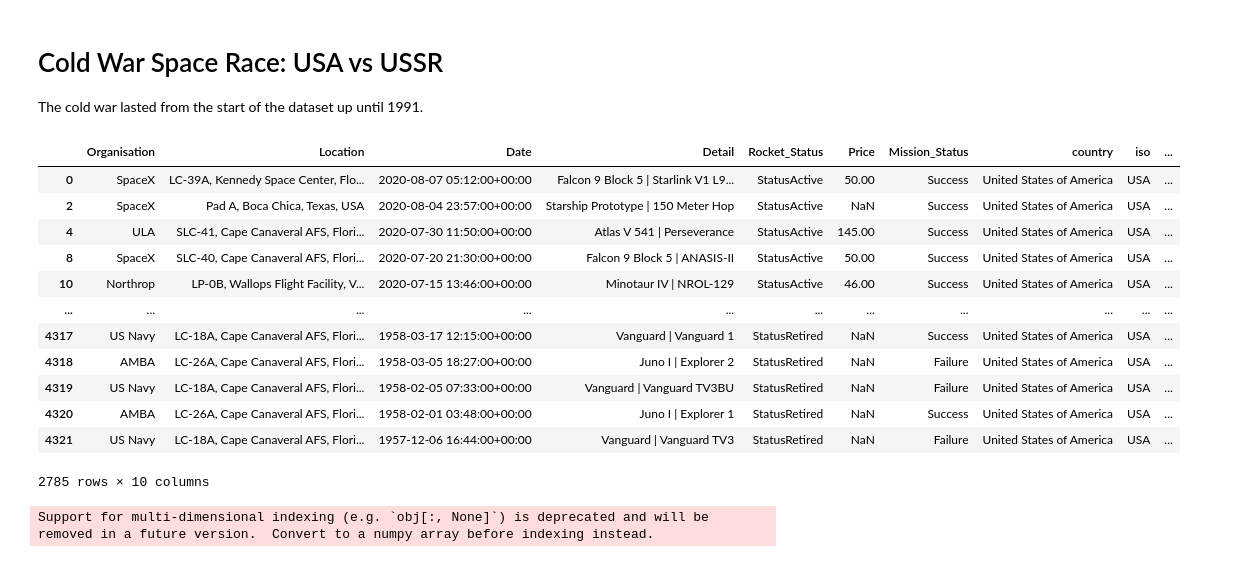
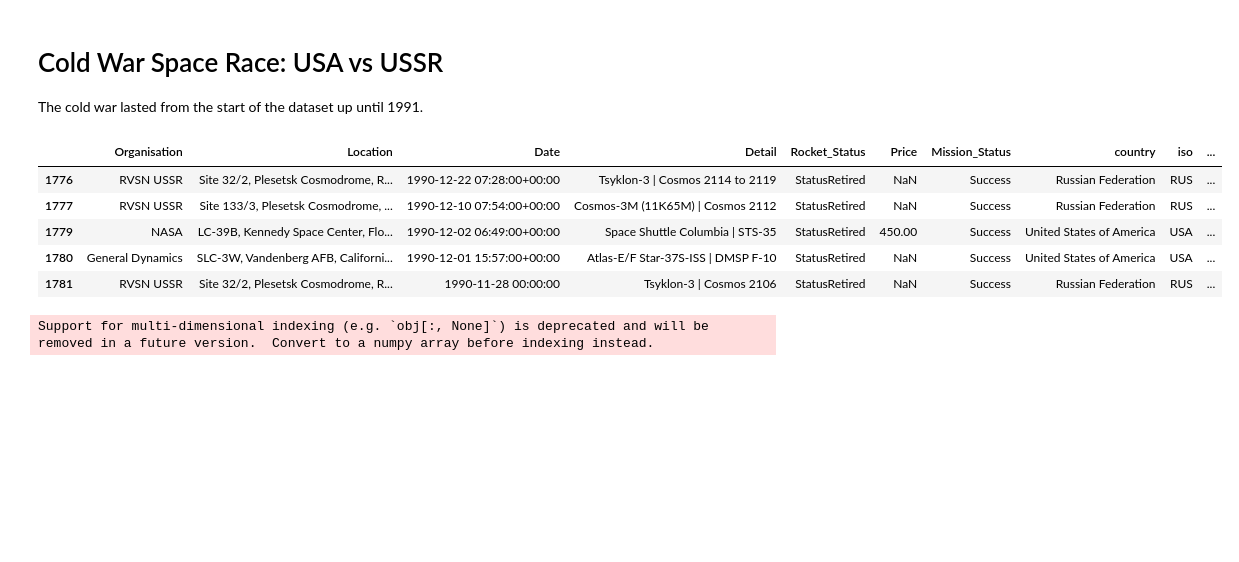
Before and after one commit to rohitmohapatra92/Python_Projects, a Jupyter notebook: Space_Mission_Analysis/Space_Missions_Analysis.ipynb, the cells around one changed output. Cells and saved outputs as stored; diff of their text form; code cells hidden in the pictures; blank space fills up the shorter version.

```diff
--- a/Space_Mission_Analysis/Space_Missions_Analysis.ipynb
+++ b/Space_Mission_Analysis/Space_Missions_Analysis.ipynb
@@ -1033,21 +901,14 @@ The cold war lasted from the start of the dataset up until 1991.
 # %%
 df_us_rus = df_data[(df_data["iso"]=="USA") | (df_data["iso"]=="RUS")]
 # %%
-df_us_rus
+df_us_rus.head()
 # %% [output]
 |  | Organisation | Location | Date | Detail | Rocket_Status | Price | Mission_Status | country | iso | ... |
-| 0 | SpaceX | LC-39A, Kennedy Space Center, Flo... | 2020-08-07 05:12:00+00:00 | Falcon 9 Block 5 | Starlink V1 L9... | StatusActive | 50.00 | Success | United States of America | USA | ... |
-| 2 | SpaceX | Pad A, Boca Chica, Texas, USA | 2020-08-04 23:57:00+00:00 | Starship Prototype | 150 Meter Hop | StatusActive | NaN | Success | United States of America | USA | ... |
-| 4 | ULA | SLC-41, Cape Canaveral AFS, Flori... | 2020-07-30 11:50:00+00:00 | Atlas V 541 | Perseverance | StatusActive | 145.00 | Success | United States of America | USA | ... |
-| 8 | SpaceX | SLC-40, Cape Canaveral AFS, Flori... | 2020-07-20 21:30:00+00:00 | Falcon 9 Block 5 | ANASIS-II | StatusActive | 50.00 | Success | United States of America | USA | ... |
-| 10 | Northrop | LP-0B, Wallops Flight Facility, V... | 2020-07-15 13:46:00+00:00 | Minotaur IV | NROL-129 | StatusActive | 46.00 | Success | United States of America | USA | ... |
-| ... | ... | ... | ... | ... | ... | ... | ... | ... | ... | ... |
-| 4317 | US Navy | LC-18A, Cape Canaveral AFS, Flori... | 1958-03-17 12:15:00+00:00 | Vanguard | Vanguard 1 | StatusRetired | NaN | Success | United States of America | USA | ... |
-| 4318 | AMBA | LC-26A, Cape Canaveral AFS, Flori... | 1958-03-05 18:27:00+00:00 | Juno I | Explorer 2 | StatusRetired | NaN | Failure | United States of America | USA | ... |
-| 4319 | US Navy | LC-18A, Cape Canaveral AFS, Flori... | 1958-02-05 07:33:00+00:00 | Vanguard | Vanguard TV3BU | StatusRetired | NaN | Failure | United States of America | USA | ... |
-| 4320 | AMBA | LC-26A, Cape Canaveral AFS, Flori... | 1958-02-01 03:48:00+00:00 | Juno I | Explorer 1 | StatusRetired | NaN | Success | United States of America | USA | ... |
-| 4321 | US Navy | LC-18A, Cape Canaveral AFS, Flori... | 1957-12-06 16:44:00+00:00 | Vanguard | Vanguard TV3 | StatusRetired | NaN | Failure | United States of America | USA | ... |
+| 1776 | RVSN USSR | Site 32/2, Plesetsk Cosmodrome, R... | 1990-12-22 07:28:00+00:00 | Tsyklon-3 | Cosmos 2114 to 2119 | StatusRetired | NaN | Success | Russian Federation | RUS | ... |
+| 1777 | RVSN USSR | Site 133/3, Plesetsk Cosmodrome, ... | 1990-12-10 07:54:00+00:00 | Cosmos-3M (11K65M) | Cosmos 2112 | StatusRetired | NaN | Success | Russian Federation | RUS | ... |
+| 1779 | NASA | LC-39B, Kennedy Space Center, Flo... | 1990-12-02 06:49:00+00:00 | Space Shuttle Columbia | STS-35 | StatusRetired | 450.00 | Success | United States of America | USA | ... |
+| 1780 | General Dynamics | SLC-3W, Vandenberg AFB, Californi... | 1990-12-01 15:57:00+00:00 | Atlas-E/F Star-37S-ISS | DMSP F-10 | StatusRetired | NaN | Success | United States of America | USA | ... |
+| 1781 | RVSN USSR | Site 32/2, Plesetsk Cosmodrome, R... | 1990-11-28 00:00:00 | Tsyklon-3 | Cosmos 2106 | StatusRetired | NaN | Success | Russian Federation | RUS | ... |
-2785 rows × 10 columns
 # %%
 df_us_rus=df_us_rus[df_us_rus["year"]<1991]
 # %%
```
Also changed, not shown: parts of 19 cells of this notebook.
